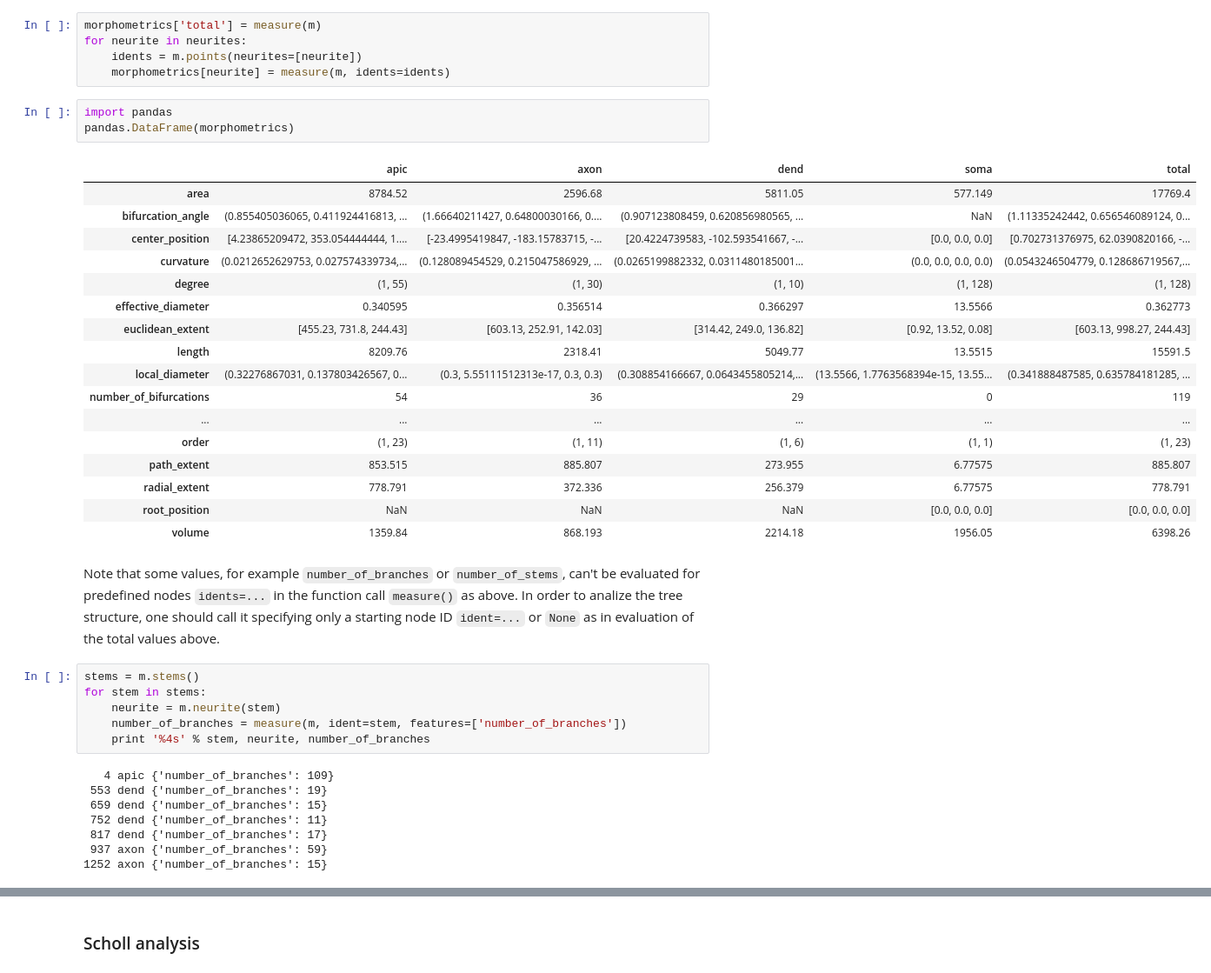
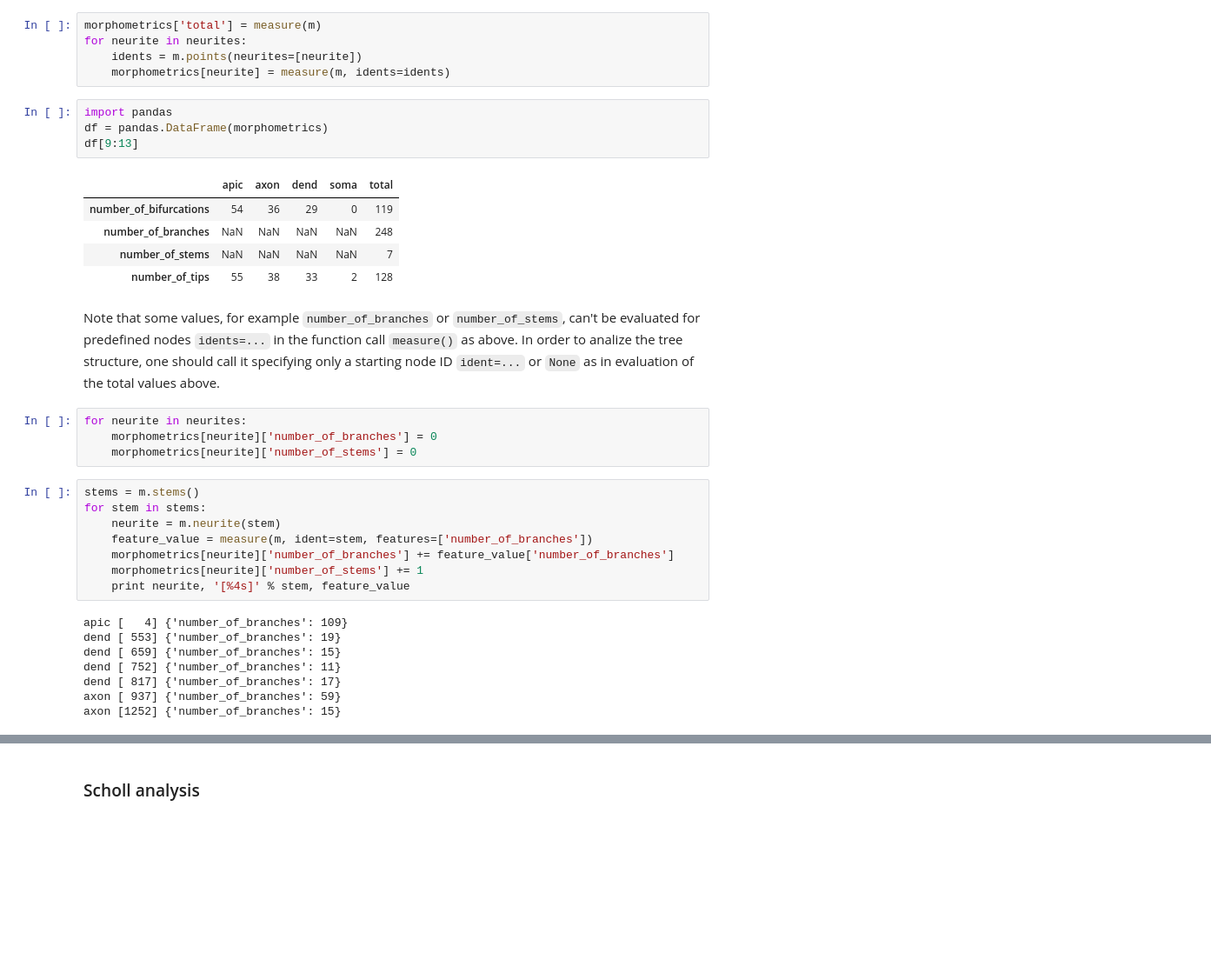
Before and after one commit to a1eko/morphon, a Jupyter notebook: examples/examples.ipynb, the cells around one changed output, grey strips where cells are left out. Shown at 87% size. Cells and saved outputs as stored; diff of their text form; blank space fills up the shorter version.

```diff
--- a/examples/examples.ipynb
+++ b/examples/examples.ipynb
@@ -123,38 +123,33 @@ for neurite in neurites:
     morphometrics[neurite] = measure(m, idents=idents)
 # %%
 import pandas
-pandas.DataFrame(morphometrics)
+df = pandas.DataFrame(morphometrics)
+df[9:13]
 # %% [output]
 |  | apic | axon | dend | soma | total |
-| area | 8784.52 | 2596.68 | 5811.05 | 577.149 | 17769.4 |
-| bifurcation_angle | (0.855405036065, 0.411924416813, ... | (1.66640211427, 0.64800030166, 0.... | (0.907123808459, 0.620856980565, ... | NaN | (1.11335242442, 0.656546089124, 0... |
-| center_position | [4.23865209472, 353.054444444, 1.... | [-23.4995419847, -183.15783715, -... | [20.4224739583, -102.593541667, -... | [0.0, 0.0, 0.0] | [0.702731376975, 62.0390820166, -... |
-| curvature | (0.0212652629753, 0.027574339734,... | (0.128089454529, 0.215047586929, ... | (0.0265199882332, 0.0311480185001... | (0.0, 0.0, 0.0, 0.0) | (0.0543246504779, 0.128686719567,... |
-| degree | (1, 55) | (1, 30) | (1, 10) | (1, 128) | (1, 128) |
-| effective_diameter | 0.340595 | 0.356514 | 0.366297 | 13.5566 | 0.362773 |
-| euclidean_extent | [455.23, 731.8, 244.43] | [603.13, 252.91, 142.03] | [314.42, 249.0, 136.82] | [0.92, 13.52, 0.08] | [603.13, 998.27, 244.43] |
-| length | 8209.76 | 2318.41 | 5049.77 | 13.5515 | 15591.5 |
-| local_diameter | (0.32276867031, 0.137803426567, 0... | (0.3, 5.55111512313e-17, 0.3, 0.3) | (0.308854166667, 0.0643455805214,... | (13.5566, 1.7763568394e-15, 13.55... | (0.341888487585, 0.635784181285, ... |
 | number_of_bifurcations | 54 | 36 | 29 | 0 | 119 |
-| ... | ... | ... | ... | ... | ... |
-| order | (1, 23) | (1, 11) | (1, 6) | (1, 1) | (1, 23) |
-| path_extent | 853.515 | 885.807 | 273.955 | 6.77575 | 885.807 |
-| radial_extent | 778.791 | 372.336 | 256.379 | 6.77575 | 778.791 |
-| root_position | NaN | NaN | NaN | [0.0, 0.0, 0.0] | [0.0, 0.0, 0.0] |
-| volume | 1359.84 | 868.193 | 2214.18 | 1956.05 | 6398.26 |
+| number_of_branches | NaN | NaN | NaN | NaN | 248 |
+| number_of_stems | NaN | NaN | NaN | NaN | 7 |
+| number_of_tips | 55 | 38 | 33 | 2 | 128 |
 # %% [markdown]
 Note that some values, for example `number_of_branches` or `number_of_stems`, can't be evaluated for predefined nodes `idents=...` in the function call `measure()` as above. In order to analize the tree structure, one should call it specifying only a starting node ID `ident=...` or `None` as in evaluation of the total values above.
+# %%
+for neurite in neurites:
+    morphometrics[neurite]['number_of_branches'] = 0
+    morphometrics[neurite]['number_of_stems'] = 0
 # %%
 stems = m.stems()
 for stem in stems:
     neurite = m.neurite(stem)
-    number_of_branches = measure(m, ident=stem, features=['number_of_branches'])
-    print '%4s' % stem, neurite, number_of_branches
+    feature_value = measure(m, ident=stem, features=['number_of_branches'])
+    morphometrics[neurite]['number_of_branches'] += feature_value['number_of_branches']
+    morphometrics[neurite]['number_of_stems'] += 1
+    print neurite, '[%4s]' % stem, feature_value
 # %% [output]
-   4 apic {'number_of_branches': 109}
- 553 dend {'number_of_branches': 19}
- 659 dend {'number_of_branches': 15}
- 752 dend {'number_of_branches': 11}
- 817 dend {'number_of_branches': 17}
- 937 axon {'number_of_branches': 59}
-1252 axon {'number_of_branches': 15}
+apic [   4] {'number_of_branches': 109}
+dend [ 553] {'number_of_branches': 19}
+dend [ 659] {'number_of_branches': 15}
+dend [ 752] {'number_of_branches': 11}
+dend [ 817] {'number_of_branches': 17}
+axon [ 937] {'number_of_branches': 59}
+axon [1252] {'number_of_branches': 15}
```
Also changed, not shown: parts of 2 cells of this notebook, 3 other files.
